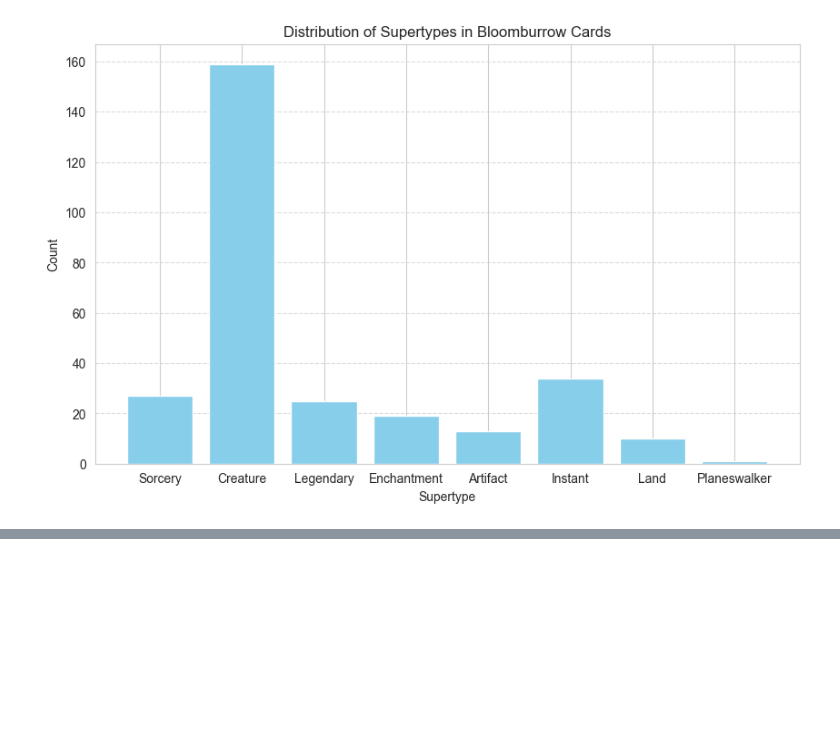
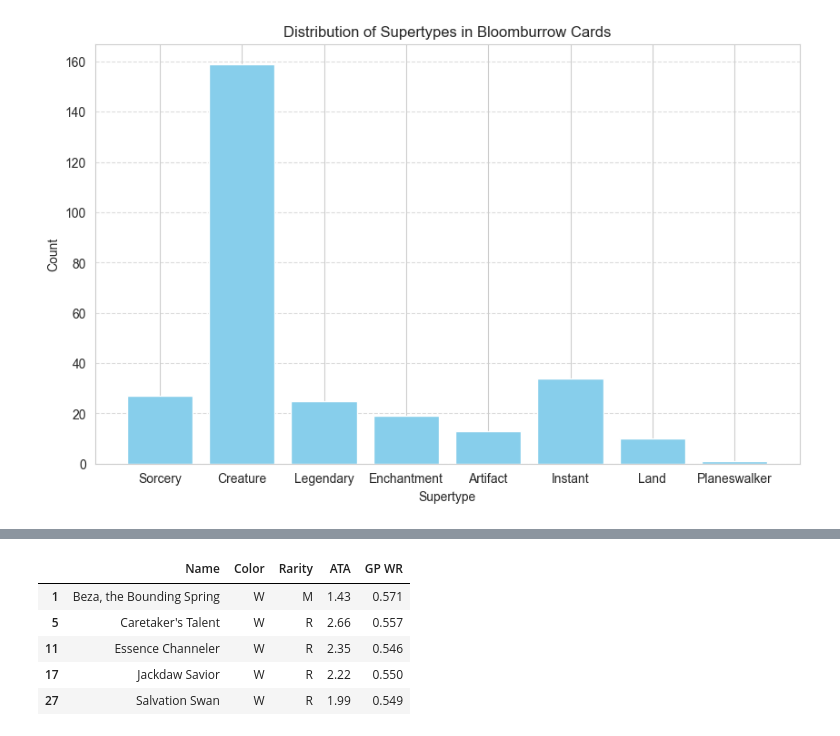
Before and after one commit to pauldennis2/manafest-destiny, a Jupyter notebook: presentation_notebook.ipynb, the cells around one changed output, grey strips where cells are left out. Saved outputs shown, nothing was run; the diff lists cells and outputs as text; code cells hidden in the pictures; blank space fills up the shorter version.

```diff
--- a/presentation_notebook.ipynb
+++ b/presentation_notebook.ipynb
@@ -1057,0 +1191,12 @@ This notebook will show a simplified process flow that does NOT include Neural n
+# %%
+# Filter bombs based on rarity and win rate threshold
+bombs_df = ratings_df[(ratings_df["Rarity"].isin(["R", "M"])) & (ratings_df["GP WR"] >= 0.54)][["Name", "Color", "Rarity", "ATA", "GP WR"]]
+bombs_map = bombs_df.set_index("Name")["GP WR"].to_dict()
+bombs_df.head(5) # Listed in color order so we're seeing white
+# %% [output]
+|  | Name | Color | Rarity | ATA | GP WR |
+| 1 | Beza, the Bounding Spring | W | M | 1.43 | 0.571 |
+| 5 | Caretaker's Talent | W | R | 2.66 | 0.557 |
+| 11 | Essence Channeler | W | R | 2.35 | 0.546 |
+| 17 | Jackdaw Savior | W | R | 2.22 | 0.550 |
+| 27 | Salvation Swan | W | R | 1.99 | 0.549 |
```
Also changed, not shown: parts of 21 cells of this notebook.
